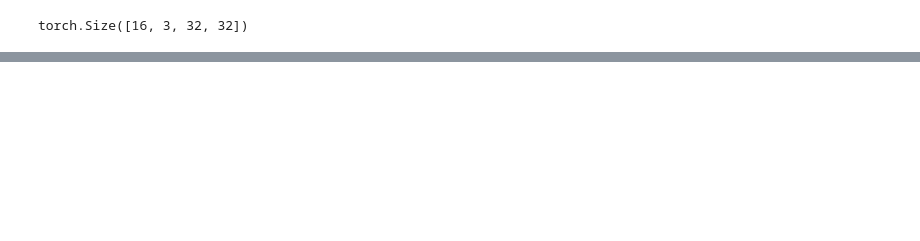
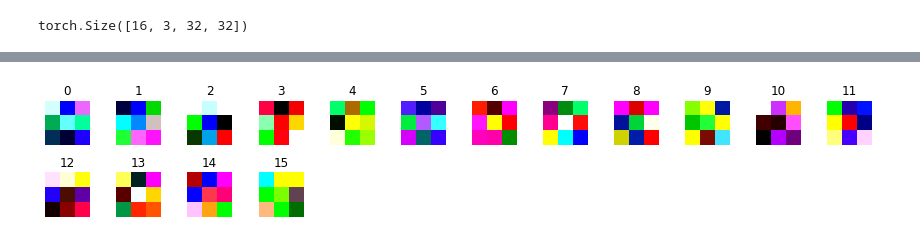
Before and after one commit to kopytovda/DeepLearning, a Jupyter notebook: CIFAR10_VGG.ipynb, the cells around one changed output, grey strips where cells are left out. Saved outputs shown, nothing was run; the diff lists cells and outputs as text; code cells hidden in the pictures; blank space fills up the shorter version.

```diff
--- a/CIFAR10_VGG.ipynb
+++ b/CIFAR10_VGG.ipynb
@@ -216,0 +243,6 @@ model_baseline.cpu()
+# %%
+model_baseline.cpu()
+
+plot_filters(model_baseline.vgg_block[0], single_channel=False)
+# %% [output]
+[figure, added]
```
Also changed, not shown: parts of 17 cells of this notebook.
